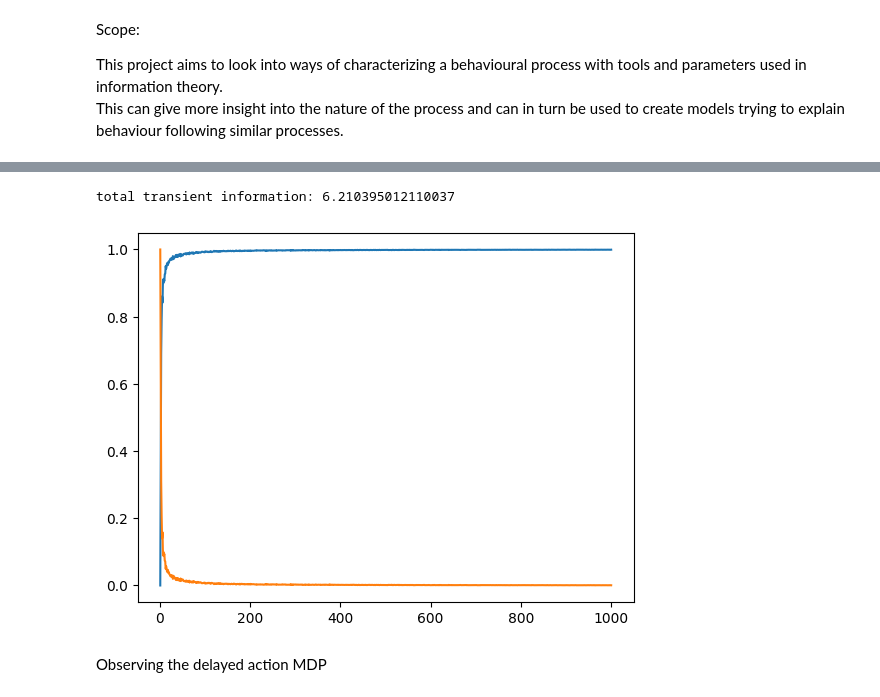
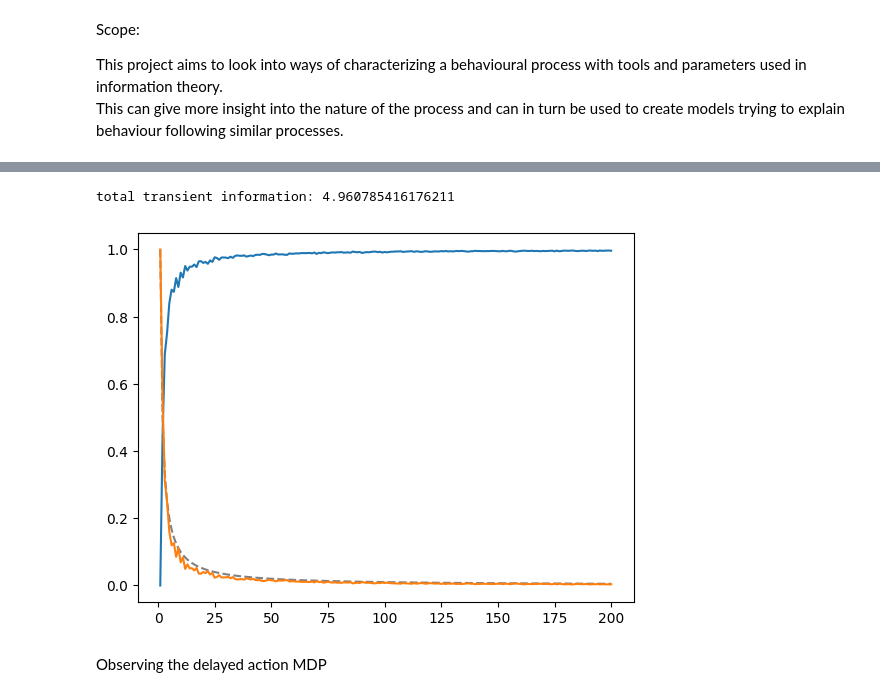
Before and after one commit to LukasPrader/BscThesis_Physics_uibk, a Jupyter notebook: POMDP_analysis.ipynb, the cells around one changed output, grey strips where cells are left out. Saved outputs shown, nothing was run; the diff lists cells and outputs as text; code cells hidden in the pictures.

```diff
--- a/POMDP_analysis.ipynb
+++ b/POMDP_analysis.ipynb
@@ -33,34 +30,35 @@ One will see that the estimation converges towards viable estimations of 1 quite
 # %%
 import numpy as np
 import scipy as sp
 import matplotlib.pyplot as plt
 
 def usfreq(s): # calculate frequency of each unique sample value in order of appearance
     ucount = np.unique(s, return_counts = True)[1]
     return(ucount)
 
 
 ## testing average entropy convergence  with sample length for fair coin flip
-L = 1000 # max length of measurements
+L = 200 # max length of measurements
 N = 100 # number of repetitions to average over
 H = np.zeros(L)
 for l in range(1, L):
     for n in range(N):
         s = np.random.binomial(1, 0.5, l+1)
         H[l] += 1/N * sp.stats.entropy(usfreq(s), base = 2)
 
 plt.plot(np.arange(1, L+1, 1), H)
 
 
 # excess entropy
 t_ent = 1 # true entropy of fair coin flip
 ex_ent = t_ent + 0 # no entropy rate => excess entropy = true entropy
 T = 1 - H
+plt.plot(np.arange(1, L+1, 1), 1/np.arange(1, L+1, 1), color = "gray", ls = "--")
 plt.plot(np.arange(1, L+1, 1), T)
 print("total transient information:", np.sum(T))
 # %% [output]
-total transient information: 6.210395012110037
+total transient information: 4.960785416176211
-[figure, old version]
+[figure, new version]
 # %% [markdown]
 Observing the delayed action MDP
 # %% [markdown]
```
Also changed, not shown: parts of 12 cells of this notebook, 2 other files.
